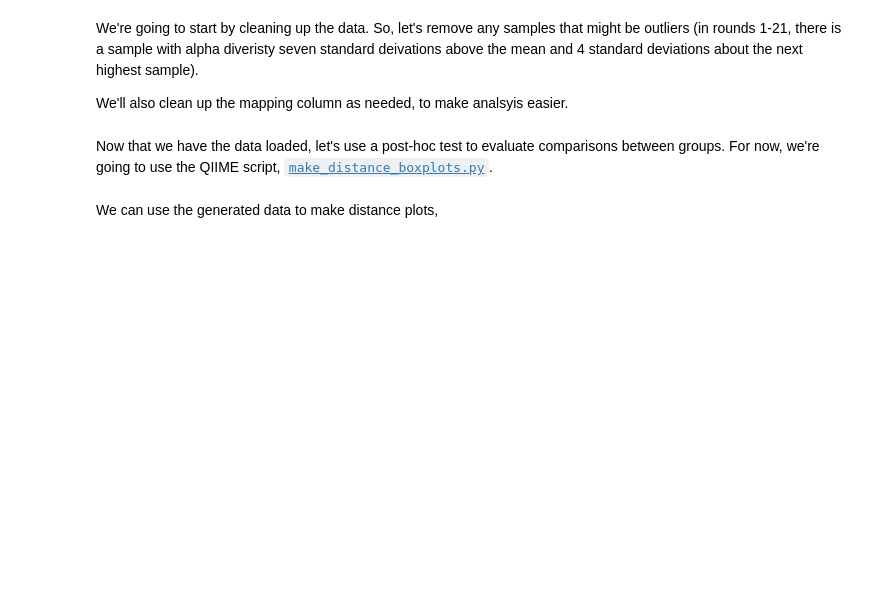
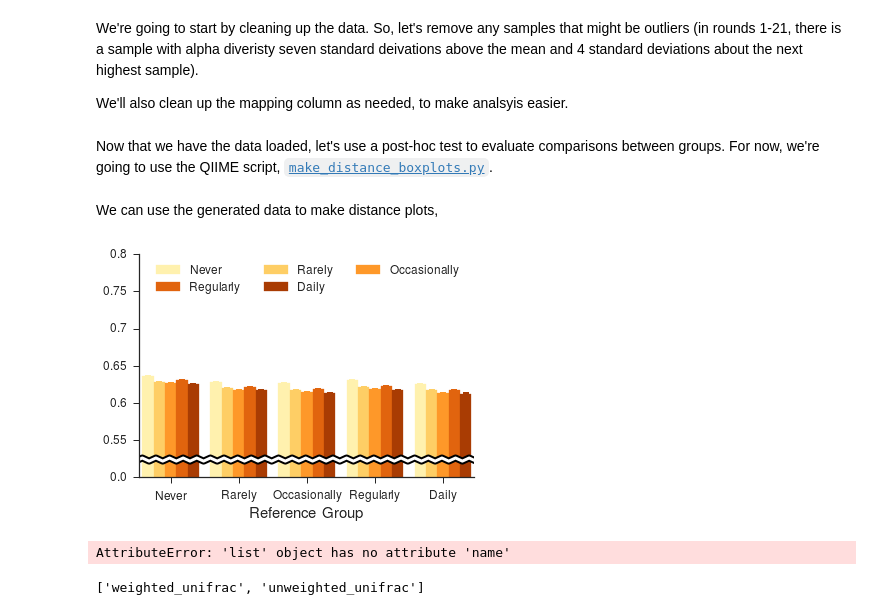
Before and after one commit to JWDebelius/American-Gut, a Jupyter notebook: ipynb/diversity-analysis/3-Beta-Diversity-Post-hoc.ipynb, the cells around one changed output. Saved outputs shown, nothing was run; the diff lists cells and outputs as text; code cells hidden in the pictures; blank space fills up the shorter version.

```diff
--- a/ipynb/diversity-analysis/3-Beta-Diversity-Post-hoc.ipynb
+++ b/ipynb/diversity-analysis/3-Beta-Diversity-Post-hoc.ipynb
@@ -69,5 +68,7 @@ Now that we have the data loaded, let's use a post-hoc test to evaluate comparis
 # %%
 save_dir = 'beta_diversity/%(bodysite)s/%(participant_set)s/%(samples_per_participants)s' % fecal_data.data_set
 !mkdir -p $save_dir
+# %%
+save_dir = '/Users/jwdebelius/Desktop/'
 # %%
 !make_distance_boxplots -o $save_dir -m $fecal_data.map_fp -d $fecal_data.unweighted_fp -f $fecal_data.name
@@ -75,0 +113,20 @@ We can use the generated data to make distance plots,
+# %%
+# Loads the post-hoc table for category
+post_hoc_ubd = pd.read_csv(os.path.join(save_dir, '%s_Stats.txt') % group.name,
+                           sep='\t',
+                           skiprows=7)
+# Plots the unweighted UniFrac
+beta_ax = div.beta_diversity_bars(beta['unweighted_unifrac'],
+                                  map_, group.name,
+                                  order=group.order,
+                                  num_iter=999,
+                                  colormap='YlOrBr',
+#                                   p_table=post_hoc_ubd,
+#                                   p_tab_col=,
+                                  ylim=[0.5, 0.8],
+#                                   colormap=bc_map,
+#                                   ylabel=ubd_ylabel,
+#                                   title=b_title
+                                 )
+# %% [output]
+[figure, added]
@@ -75,0 +135,5 @@ We can use the generated data to make distance plots,
+# %%
+sn.barplot(beta['unweighted_unifrac'], map_, group=group.name,
+          order=order.name)
+# %% [output]
+AttributeError: 'list' object has no attribute 'name'
@@ -75,0 +142,10 @@ We can use the generated data to make distance plots,
+# %%
+map_, otu, beta = fecal_data.return_dataset(group)
+
+order = group.order
+
+within, between = get_distance_vectors(beta['unweighted_unifrac'], map_, group.name, group.order)
+
+beta.keys()
+# %% [output]
+['weighted_unifrac', 'unweighted_unifrac']
```
Also changed, not shown: parts of 32 cells of this notebook, 7 other files.
